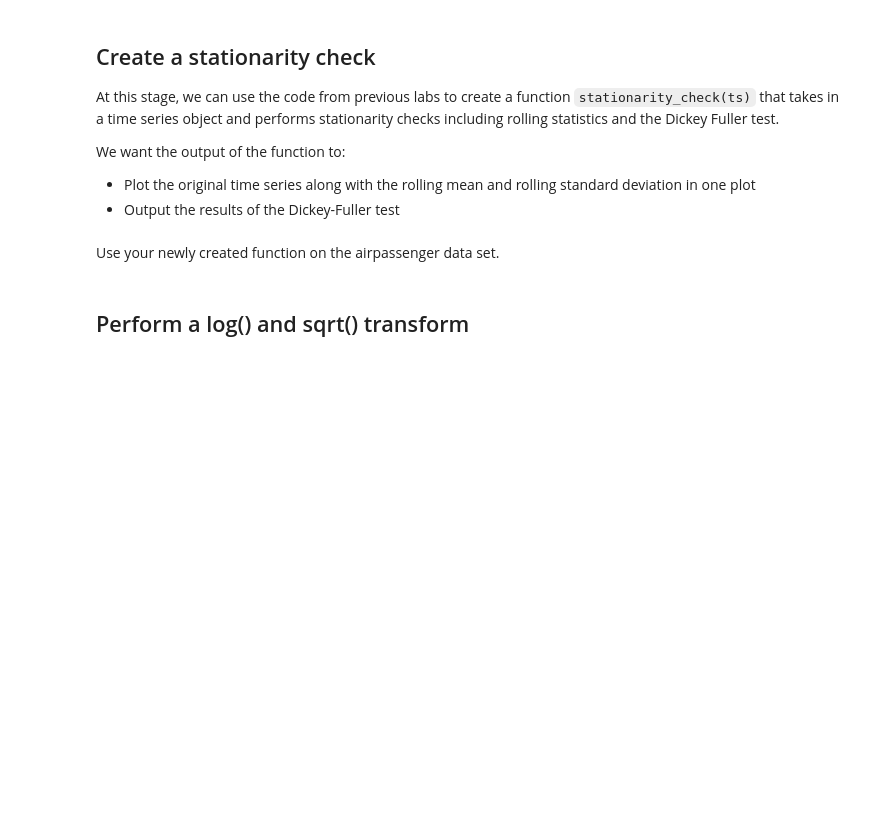
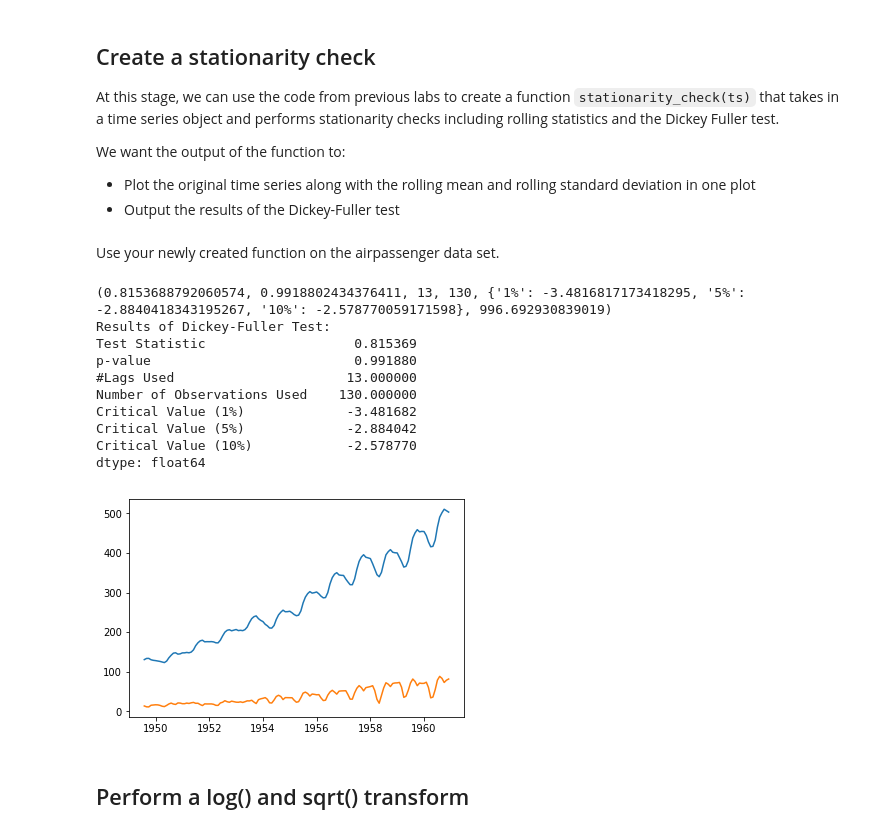
Before and after one commit to npschafer/dsc-removing-trends-lab-houston-ds-042219, a Jupyter notebook: index.ipynb, the cells around one changed output. Saved outputs shown, nothing was run; the diff lists cells and outputs as text; code cells hidden in the pictures; blank space fills up the shorter version.

```diff
--- a/index.ipynb
+++ b/index.ipynb
@@ -53,2 +50,20 @@ We want the output of the function to:
+# %%
+# Create a function to check for the stationarity of a given timeseries using rolling stats and DF test
+# Collect and package the code from previous lab
+def check_for_stationarity(ts):
+    rolmean = ts.rolling(window = 8, center = False).mean()
+    rolstd = ts.rolling(window = 8, center = False).std()
+    plt.plot(rolmean)
+    plt.plot(rolstd)
+    from statsmodels.tsa.stattools import adfuller
+    dftest = adfuller(ts)
+    # Extract and display test results in a user friendly manner
+    dfoutput = pd.Series(dftest[0:4], index=['Test Statistic','p-value',
+    '#Lags Used','Number of Observations Used'])
+    for key,value in dftest[4].items():
+        dfoutput['Critical Value (%s)'%key] = value
+    print(dftest)
+    print ('Results of Dickey-Fuller Test:')
+    print(dfoutput)
 # %% [markdown]
 Use your newly created function on the airpassenger data set.
@@ -57,3 +70,17 @@ Use your newly created function on the airpassenger data set.
+# %%
+check_for_stationarity(ts)
+# %% [output]
+(0.8153688792060574, 0.9918802434376411, 13, 130, {'1%': -3.4816817173418295, '5%': -2.8840418343195267, '10%': -2.578770059171598}, 996.692930839019)
+Results of Dickey-Fuller Test:
+Test Statistic                   0.815369
+p-value                          0.991880
+#Lags Used                      13.000000
+Number of Observations Used    130.000000
+Critical Value (1%)             -3.481682
+Critical Value (5%)             -2.884042
+Critical Value (10%)            -2.578770
+dtype: float64
+[figure, added]
 # %% [markdown]
 ## Perform a log() and sqrt() transform
 # %%
```
Also changed, not shown: parts of 4 cells of this notebook.
